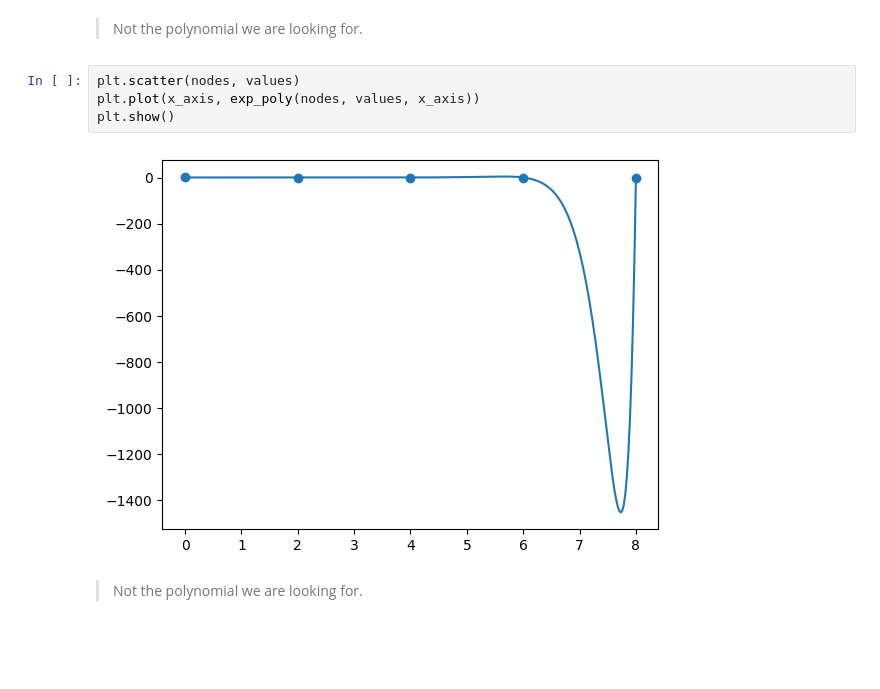
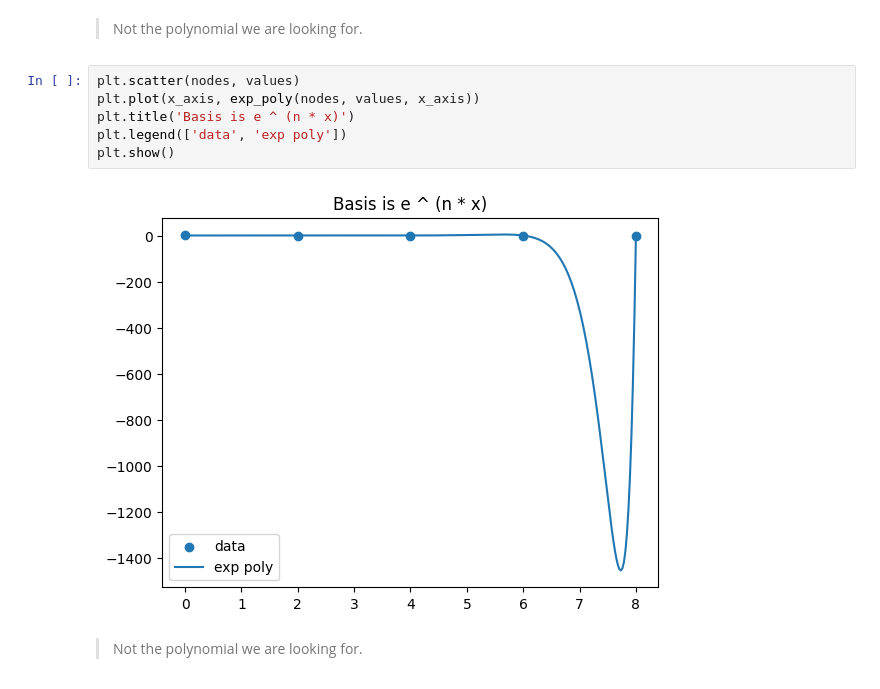
Before and after one commit to ivo3123/NumericalMethods, a Jupyter notebook: exam1_preparation/task8.ipynb, the cells around one changed output. Drawn from its saved outputs; the diff is of its cells as text; blank space fills up the shorter version.

```diff
--- a/exam1_preparation/task8.ipynb
+++ b/exam1_preparation/task8.ipynb
@@ -59,9 +67,11 @@ plt.show()
 # %%
 plt.scatter(nodes, values)
 plt.plot(x_axis, exp_poly(nodes, values, x_axis))
+plt.title('Basis is e ^ (n * x)')
+plt.legend(['data', 'exp poly'])
 plt.show()
 # %% [output]
-[figure, old version]
+[figure, new version]
 # %% [markdown]
 > Not the polynomial we are looking for.
 # %% [markdown]
```
Also changed, not shown: parts of 4 cells of this notebook.
